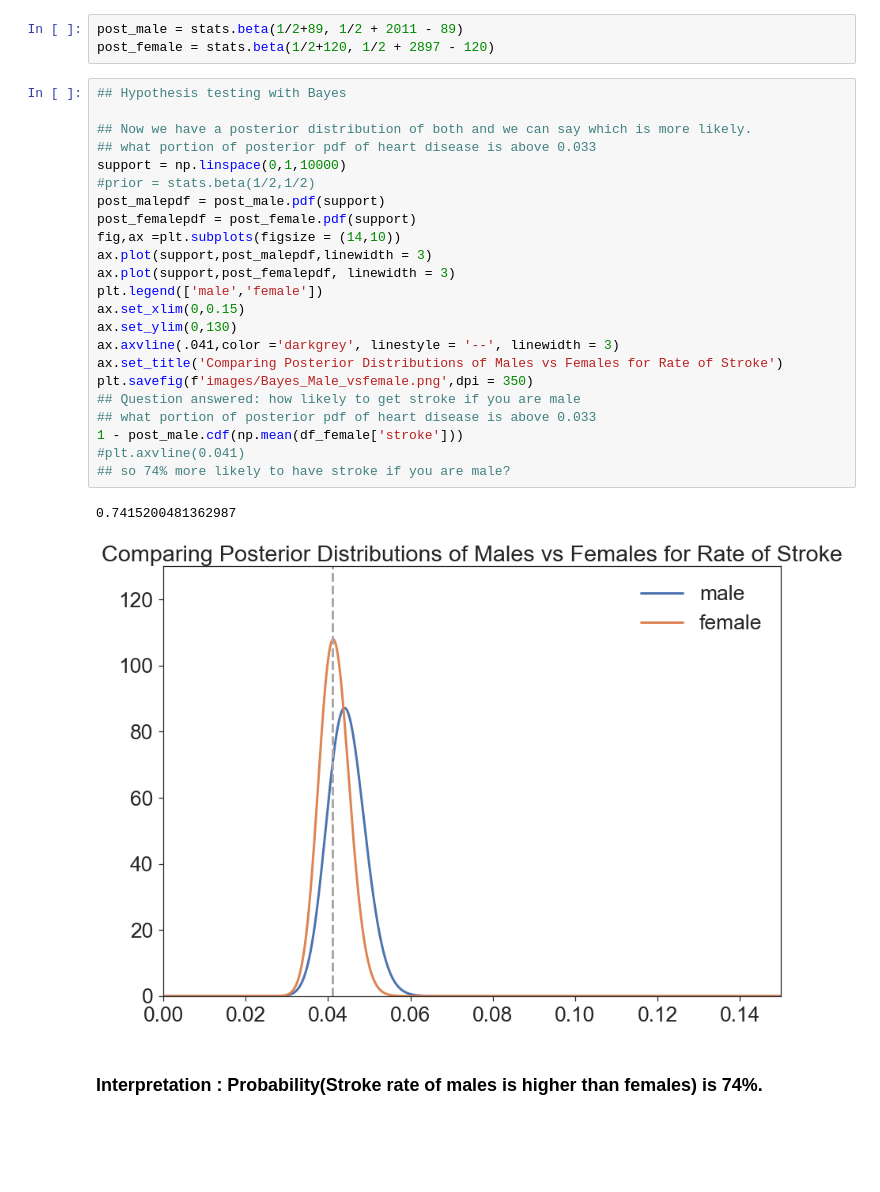
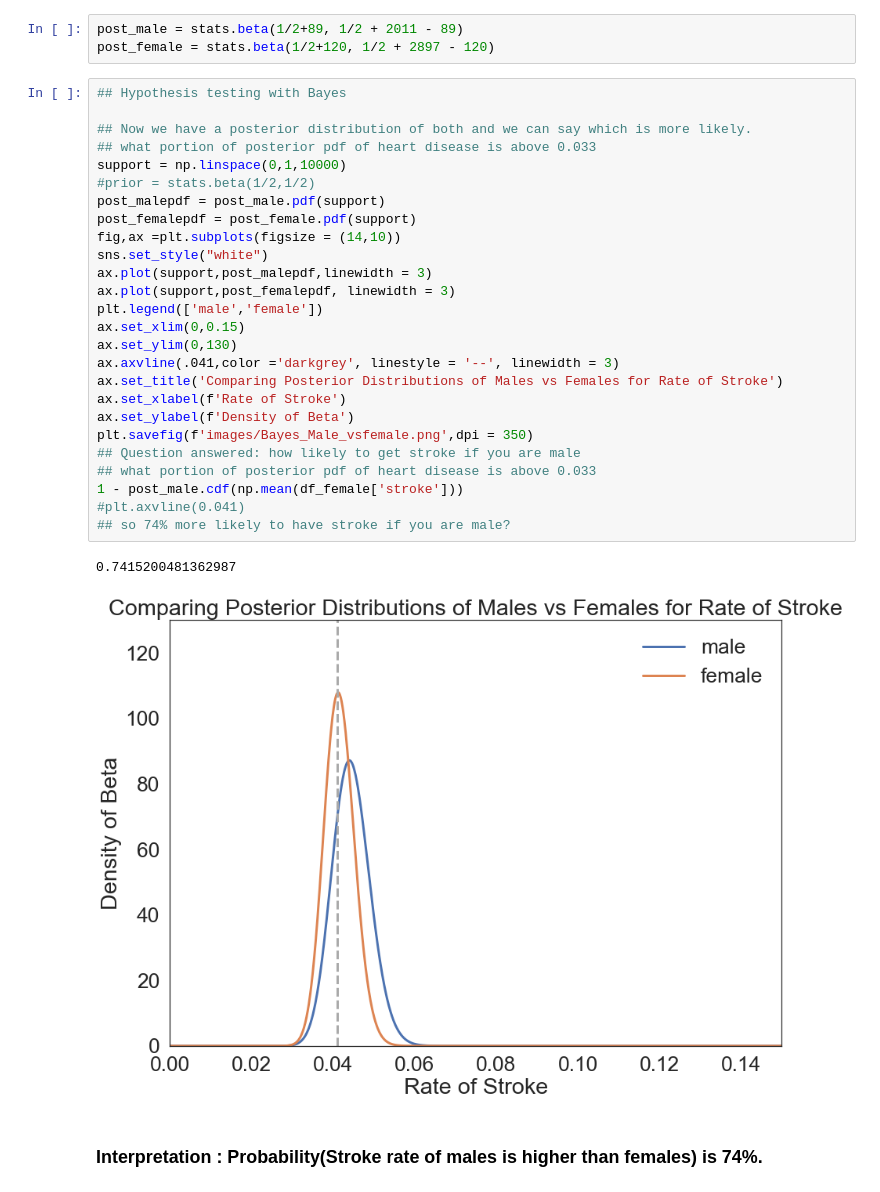
Before and after one commit to ironb25/capstone1, a Jupyter notebook: Capstone1updated.ipynb, the cells around one changed output. Drawn from its saved outputs; the diff is of its cells as text; blank space fills up the shorter version.

```diff
--- a/Capstone1updated.ipynb
+++ b/Capstone1updated.ipynb
@@ -927,29 +933,32 @@ post_female = stats.beta(1/2+120, 1/2 + 2897 - 120)
 # %%
 ## Hypothesis testing with Bayes
 
 ## Now we have a posterior distribution of both and we can say which is more likely.
 ## what portion of posterior pdf of heart disease is above 0.033
 support = np.linspace(0,1,10000)
 #prior = stats.beta(1/2,1/2)
 post_malepdf = post_male.pdf(support)
 post_femalepdf = post_female.pdf(support)
 fig,ax =plt.subplots(figsize = (14,10))
+sns.set_style("white")
 ax.plot(support,post_malepdf,linewidth = 3)
 ax.plot(support,post_femalepdf, linewidth = 3)
 plt.legend(['male','female'])
 ax.set_xlim(0,0.15)
 ax.set_ylim(0,130)
 ax.axvline(.041,color ='darkgrey', linestyle = '--', linewidth = 3)
 ax.set_title('Comparing Posterior Distributions of Males vs Females for Rate of Stroke')
+ax.set_xlabel(f'Rate of Stroke')
+ax.set_ylabel(f'Density of Beta')
 plt.savefig(f'images/Bayes_Male_vsfemale.png',dpi = 350)
 ## Question answered: how likely to get stroke if you are male
 ## what portion of posterior pdf of heart disease is above 0.033
 1 - post_male.cdf(np.mean(df_female['stroke']))
 #plt.axvline(0.041)
 ## so 74% more likely to have stroke if you are male?
 # %% [output]
 0.7415200481362987
-[figure, old version]
+[figure, new version]
 # %% [markdown]
 ### Interpretation :  Probability(Stroke rate of males is higher than females) is 74%.
 # %% [markdown]
```
Also changed, not shown: parts of 18 cells of this notebook, 10 other files.
